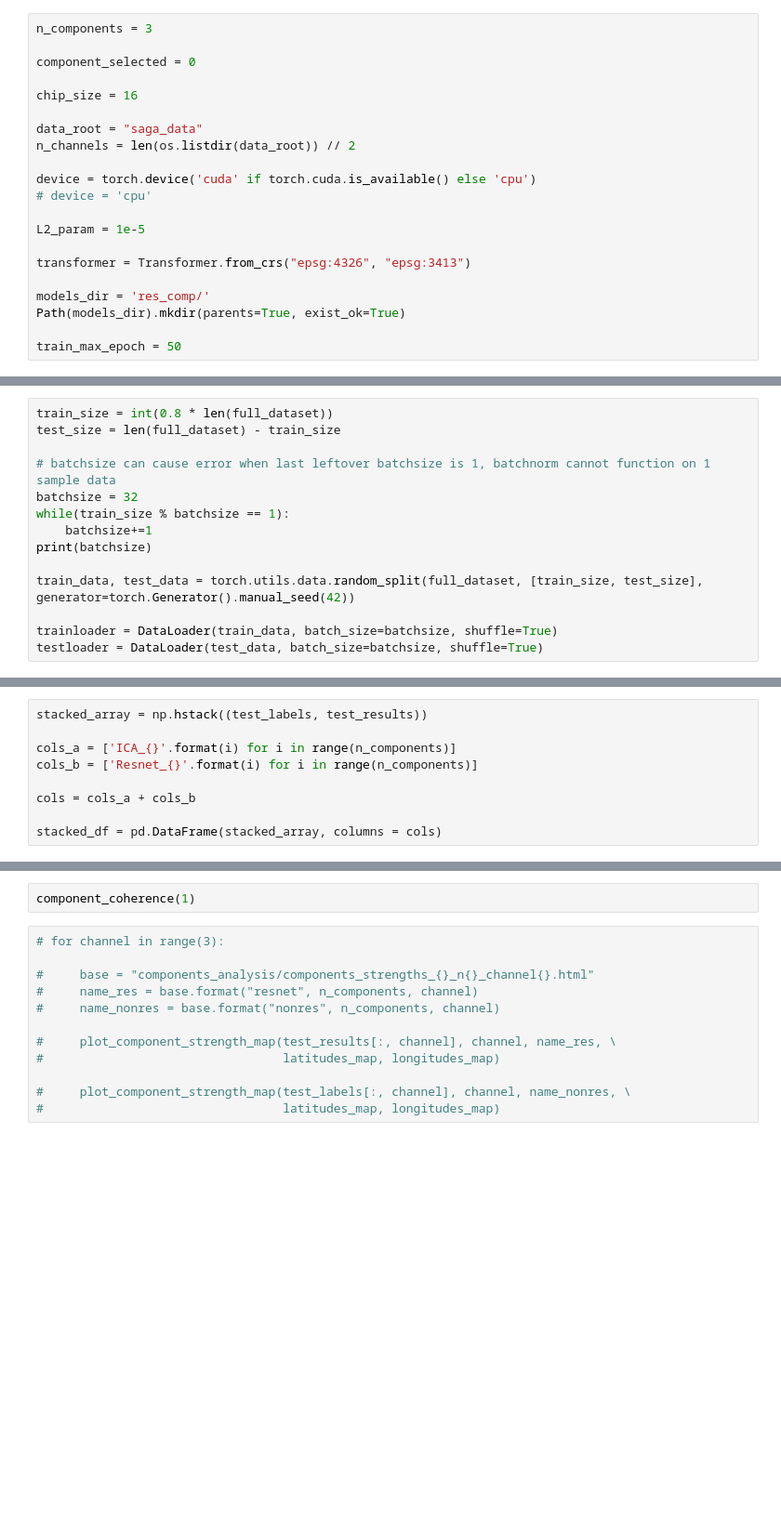
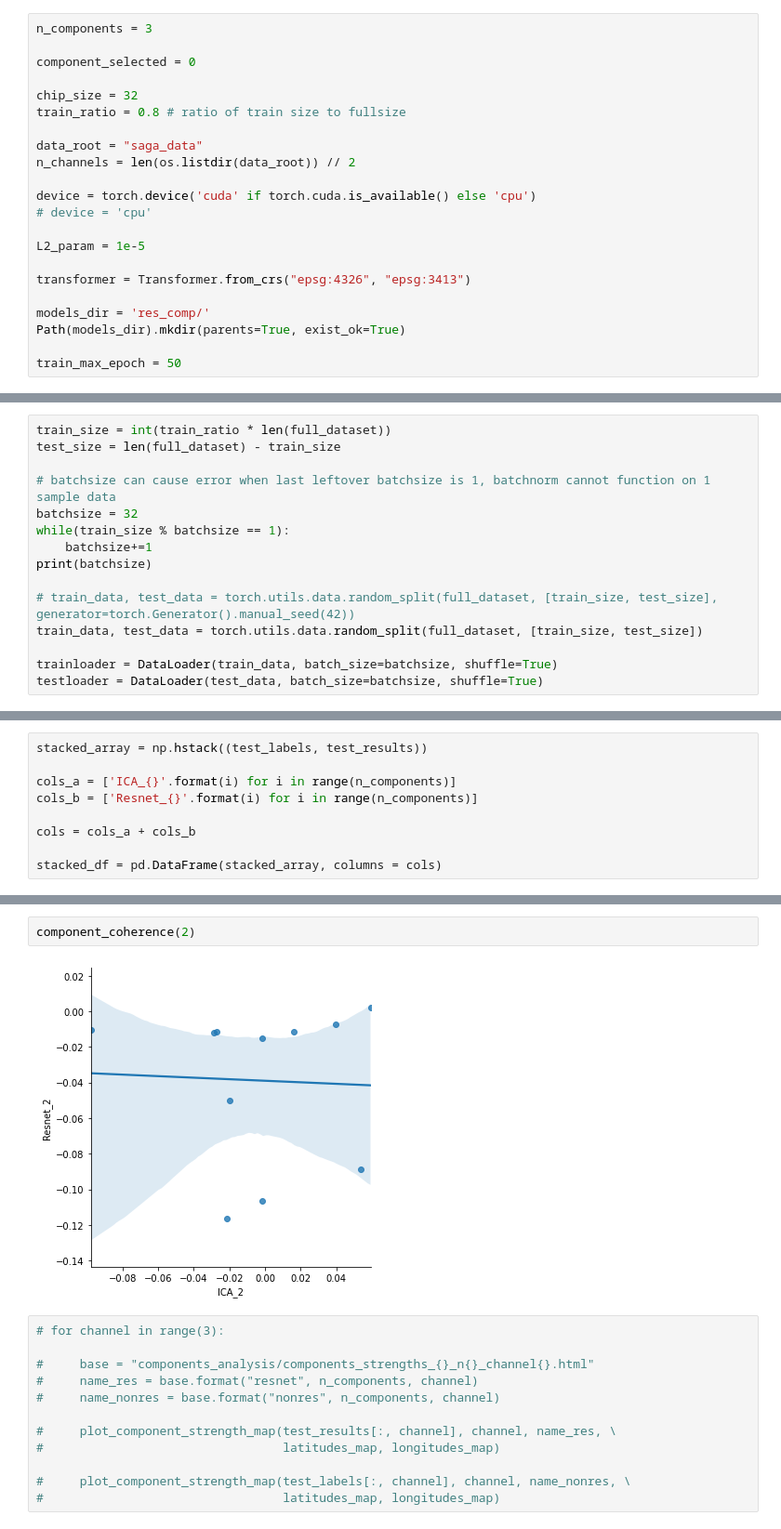
Before and after one commit to bqianz/film, a Jupyter notebook: resnet_components_horizontal.ipynb, the cells around one changed output, grey strips where cells are left out. Shown at 93% size. Cells and saved outputs as stored; diff of their text form; blank space fills up the shorter version.

```diff
--- a/resnet_components_horizontal.ipynb
+++ b/resnet_components_horizontal.ipynb
@@ -32,7 +32,8 @@ n_components = 3
 
 component_selected = 0
 
-chip_size = 16
+chip_size = 32
+train_ratio = 0.8 # ratio of train size to fullsize
 
 data_root = "saga_data"
 n_channels = len(os.listdir(data_root)) // 2
@@ -313,7 +341,7 @@ def test(epoch_loss, print_model_epoch = False):
 
     return test_results
 # %%
-train_size = int(0.8 * len(full_dataset))
+train_size = int(train_ratio * len(full_dataset))
 test_size = len(full_dataset) - train_size
 
 # batchsize can cause error when last leftover batchsize is 1, batchnorm cannot function on 1 sample data
@@ -322,7 +350,8 @@ while(train_size % batchsize == 1):
     batchsize+=1
 print(batchsize)
 
-train_data, test_data = torch.utils.data.random_split(full_dataset, [train_size, test_size], generator=torch.Generator().manual_seed(42))
+# train_data, test_data = torch.utils.data.random_split(full_dataset, [train_size, test_size], generator=torch.Generator().manual_seed(42))
+train_data, test_data = torch.utils.data.random_split(full_dataset, [train_size, test_size])
 
 trainloader = DataLoader(train_data, batch_size=batchsize, shuffle=True)
 testloader = DataLoader(test_data, batch_size=batchsize, shuffle=True)
@@ -372,6 +435,8 @@ def component_coherence(i):
     plt.show()
 # %%
-component_coherence(1)
+component_coherence(2)
+# %% [output]
+[figure, added]
 # %%
 # for channel in range(3):
 
```
Also changed, not shown: parts of 12 cells of this notebook.
